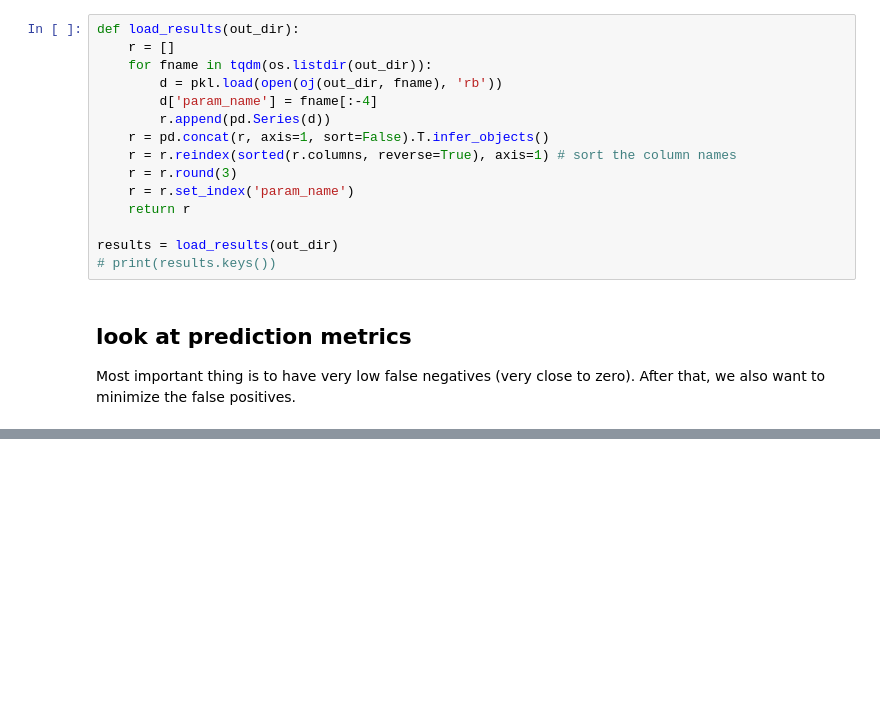
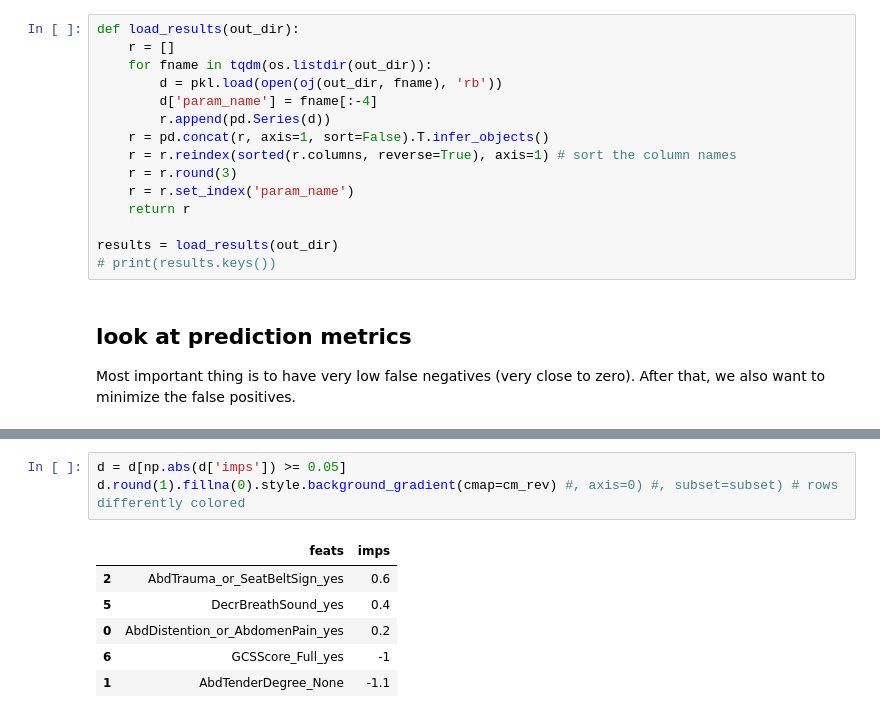
Before and after one commit to csinva/iai-clinical-decision-rule, a Jupyter notebook: 05_analyze.ipynb, the cells around one changed output, grey strips where cells are left out. Saved outputs shown, nothing was run; the diff lists cells and outputs as text; blank space fills up the shorter version.

```diff
--- a/05_analyze.ipynb
+++ b/05_analyze.ipynb
@@ -87,0 +114,10 @@ d.fillna(0).style.background_gradient(cmap=cm_rev) #, axis=0) #, subset=subset)
+# %%
+d = d[np.abs(d['imps']) >= 0.05]
+d.round(1).fillna(0).style.background_gradient(cmap=cm_rev) #, axis=0) #, subset=subset) # rows differently colored
+# %% [output]
+|  | feats | imps |
+| 2 | AbdTrauma_or_SeatBeltSign_yes | 0.6 |
+| 5 | DecrBreathSound_yes | 0.4 |
+| 0 | AbdDistention_or_AbdomenPain_yes | 0.2 |
+| 6 | GCSScore_Full_yes | -1 |
+| 1 | AbdTenderDegree_None | -1.1 |
```
Also changed, not shown: parts of 11 cells of this notebook, 2 other files.
